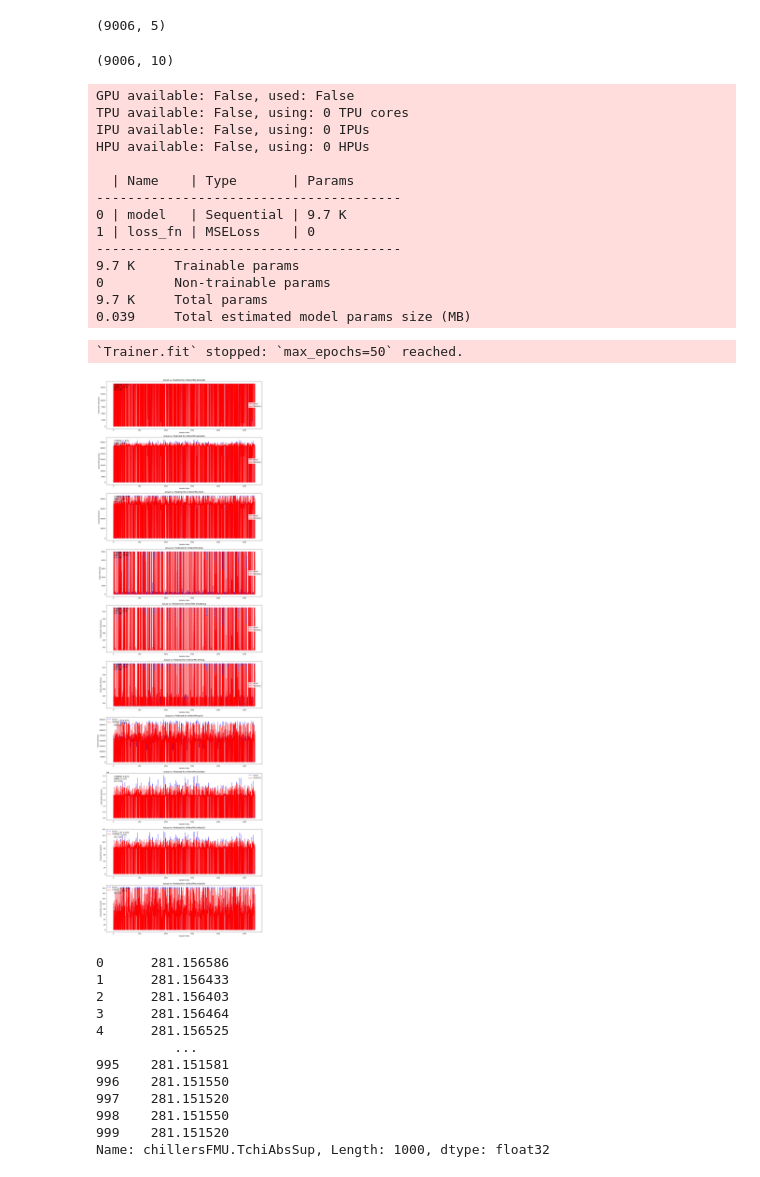
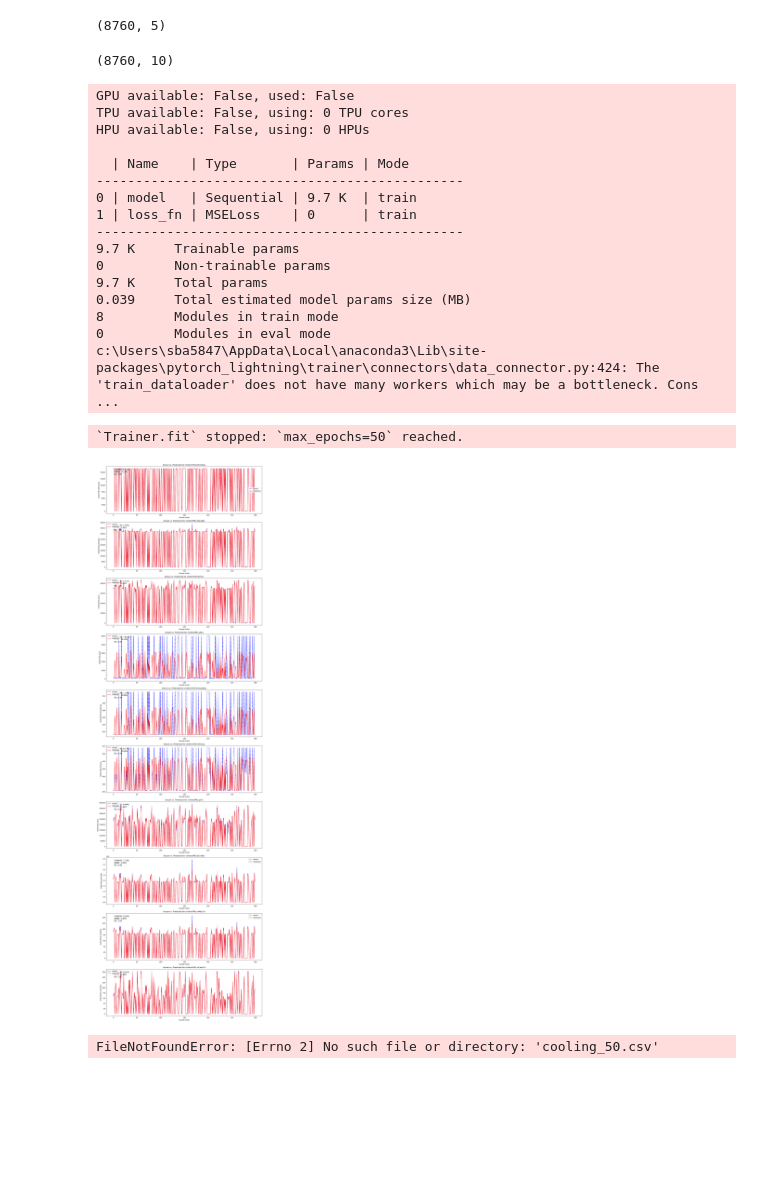
Before and after one commit to SaranyaAnbarasu/rl-modelica, a Jupyter notebook: ChillerGroup_ANN.ipynb, the cells around one changed output. Drawn from its saved outputs; the diff is of its cells as text; code cells hidden in the pictures; blank space fills up the shorter version.

```diff
--- a/ChillerGroup_ANN.ipynb
+++ b/ChillerGroup_ANN.ipynb
@@ -1,9 +1,10 @@
 # %%
 ## ANN chiller group model
 import pandas as pd
-
+import seaborn as sns
 # Load the data
-data = pd.read_csv('chillerGroupResults.csv')
+#data = pd.read_csv('chillerGroupResults.csv')
+data = pd.read_csv('cooling_annual.csv')
 
 # Display the first few rows of the dataset
 print(data.shape)
@@ -82,11 +81,11 @@ y.head()
 # %%
 X.shape
 # %% [output]
-(9006, 5)
+(8760, 5)
 # %%
 y.shape
 # %% [output]
-(9006, 10)
+(8760, 10)
 # %%
 # index = pd.Series(X.index)
 # index[(index >= 2*30*86400) & (index<=3*30*86400)]
@@ -174,18 +173,20 @@ trainer.fit(model, train_loader)
 # %% [output]
 GPU available: False, used: False
 TPU available: False, using: 0 TPU cores
-IPU available: False, using: 0 IPUs
 HPU available: False, using: 0 HPUs
 
-  | Name    | Type       | Params
----------------------------------------
-0 | model   | Sequential | 9.7 K
-1 | loss_fn | MSELoss    | 0
----------------------------------------
+  | Name    | Type       | Params | Mode
+-----------------------------------------------
+0 | model   | Sequential | 9.7 K  | train
+1 | loss_fn | MSELoss    | 0      | train
+-----------------------------------------------
 9.7 K     Trainable params
 0         Non-trainable params
 9.7 K     Total params
 0.039     Total estimated model params size (MB)
+8         Modules in train mode
+0         Modules in eval mode
+c:\Users\sba5847\AppData\Local\anaconda3\Lib\site-packages\pytorch_lightning\trainer\connectors\data_connector.py:424: The 'train_dataloader' does not have many workers which may be a bottleneck. Cons ...
 `Trainer.fit` stopped: `max_epochs=50` reached.
 # %%
 import pickle
@@ -232,48 +233,47 @@ def calculate_metrics(actuals, predictions):
 def plot_actual_vs_predicted(actuals, predictions, output_names):
     metrics = calculate_metrics(actuals, predictions)
 
     num_outputs = len(output_names)
     plt.figure(figsize=(15, num_outputs * 5))
 
     for i, output in enumerate(output_names):
         plt.subplot(num_outputs, 1, i + 1)
         plt.plot(actuals.index, actuals[output], label='Actual', color='blue', linestyle='--')
         plt.plot(predictions.index, predictions[output], label='Predicted', color='red', linestyle='-')
 
         # Retrieve metrics for current output
         cvrmse = metrics[output]['CVRMSE']
         nmbe = metrics[output]['NMBE']
         r2 = metrics[output]['R2']
 
         # Print metrics on plot
         plt.title(f'Actual vs. Predicted for {output}')
         plt.xlabel('Sample Index')
         plt.ylabel(output)
         plt.legend()
         plt.text(0.05, 0.95, f'CVRMSE: {cvrmse:.2f}%', transform=plt.gca().transAxes, fontsize=12, verticalalignment='top')
         plt.text(0.05, 0.90, f'NMBE: {nmbe:.2f}%', transform=plt.gca().transAxes, fontsize=12, verticalalignment='top')
         plt.text(0.05, 0.85, f'R2: {r2:.2f}', transform=plt.gca().transAxes, fontsize=12, verticalalignment='top')
 
     plt.tight_layout()
     plt.show()
 
 # Call the updated plotting function
-plot_actual_vs_predicted(actuals_df, predictions_df, outputs)
+plot_actual_vs_predicted(actuals_df[:300], predictions_df[:300], outputs)
 # %% [output]
-[figure, old version]
+[figure, new version]
 # %%
-predictions_df['chillersFMU.TchiAbsSup']
+#test with another data set:
+# Load the data
+#data = pd.read_csv('chillerGroupResults.csv')
+data = pd.read_csv('cooling_50.csv')
+
+# Display the first few rows of the dataset
+print(data.shape)
+data.drop_duplicates(subset = ['Time'], inplace = True)
+print(data.shape)
+data.reset_index(drop = True, inplace = True)
+data.head()
 # %% [output]
-0      281.156586
-1      281.156433
-2      281.156403
-3      281.156464
-4      281.156525
-          ...
-995    281.151581
-996    281.151550
-997    281.151520
-998    281.151550
-999    281.151520
-Name: chillersFMU.TchiAbsSup, Length: 1000, dtype: float32
+FileNotFoundError: [Errno 2] No such file or directory: 'cooling_50.csv'
 # %%
```
Also changed, not shown: parts of 6 cells of this notebook, 2 other files.
